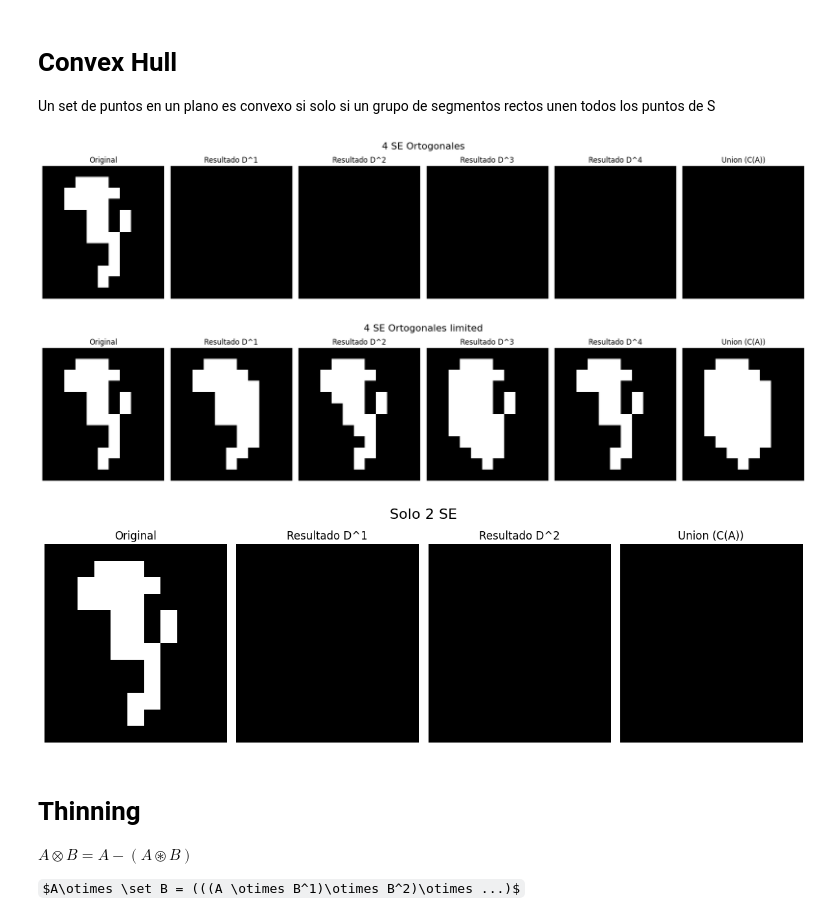
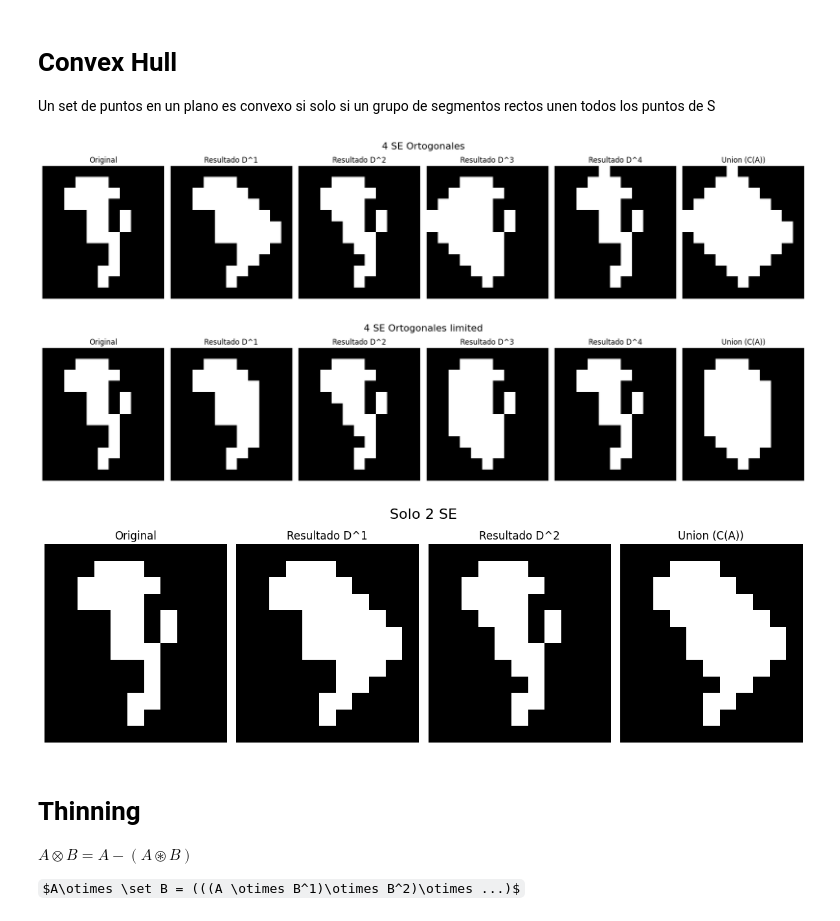
Before and after one commit to Tommy1908/ERV-CC, a Jupyter notebook: morphological_image_processing/morphological_image_processing.ipynb, the cells around one changed output. Cells and saved outputs as stored; diff of their text form; code cells hidden in the pictures; some formulas as TeX source.

```diff
--- a/morphological_image_processing/morphological_image_processing.ipynb
+++ b/morphological_image_processing/morphological_image_processing.ipynb
@@ -343,13 +343,13 @@ def invert_se(se):
     res[se == 0] = 1
     return res
 
-def hit_or_miss(img, B1, B2=np.array([])):
+def hit_or_miss(img, B1, B2=np.array([]), padding_value=1):
     if B2.size == 0:
         B2=invert_se(B1)
 
-    img_b1 = erosion(img, B1)
+    img_b1 = erosion(img, B1, padding_value=padding_value)
     img_c = 1 - img
-    img_b2 = erosion(img_c, B2)
+    img_b2 = erosion(img_c, B2, padding_value=padding_value)
 
     return img_b1 & img_b2
 
@@ -863,7 +863,6 @@ img = np.array([
     [0,0,0,0,0,0,0,0,0,0,0],
 ])
 
-
 def convex_hull(img, SEs, limit=True):
     if limit:
         filas = np.any(img, axis=1)
@@ -884,13 +883,12 @@ def convex_hull(img, SEs, limit=True):
     for B in SEs:
         X_k = img.copy()
         while True:
-            hit = hit_or_miss(X_k, B)
+            hit = hit_or_miss(X_k, B, padding_value=0)
             X_next = (X_k | hit) & mask
 
             if np.array_equal(X_k, X_next):
                 break
             X_k = X_next
-
         resultados_D.append(X_k.copy()) # Guardamos el resultado individual solo para graficar
         res = res | X_k # Unimos al resultado
 
@@ -903,36 +901,36 @@ def graficar_resultados(img, resultados_D, hull_final, titulo):
     fig, axes = plt.subplots(1, num_plots, figsize=(num_plots * 3, 4))
     fig.suptitle(titulo, fontsize=16)
 
     axes[0].imshow(img, cmap='gray')
     axes[0].set_title('Original')
     axes[0].axis('off')
 
     for i, D in enumerate(resultados_D):
         axes[i+1].imshow(D, cmap='gray')
         axes[i+1].set_title(f'Resultado D^{i+1}')
         axes[i+1].axis('off')
 
     axes[-1].imshow(hull_final, cmap='gray')
     axes[-1].set_title('Union (C(A))')
     axes[-1].axis('off')
 
     plt.tight_layout()
     plt.show()
 
 
 res, partial_res = convex_hull(img, [B1, B2, B3, B4], False)
 graficar_resultados(img, partial_res, res, "4 SE Ortogonales")
 
 
 res, partial_res = convex_hull(img, [B1, B2, B3, B4], True)
 graficar_resultados(img, partial_res, res, "4 SE Ortogonales limited")
 
 res, partial_res = convex_hull(img, [B1, B2], False)
 graficar_resultados(img, partial_res, res, "Solo 2 SE")
 # %% [output]
-[figure, old version]
+[figure, new version]
 [figure]
-[figure, old version]
+[figure, new version]
 # %% [markdown]
 # Thinning
 $A\otimes B = A-(A\circledast B)$
```
Also changed, not shown: parts of 3 cells of this notebook.
